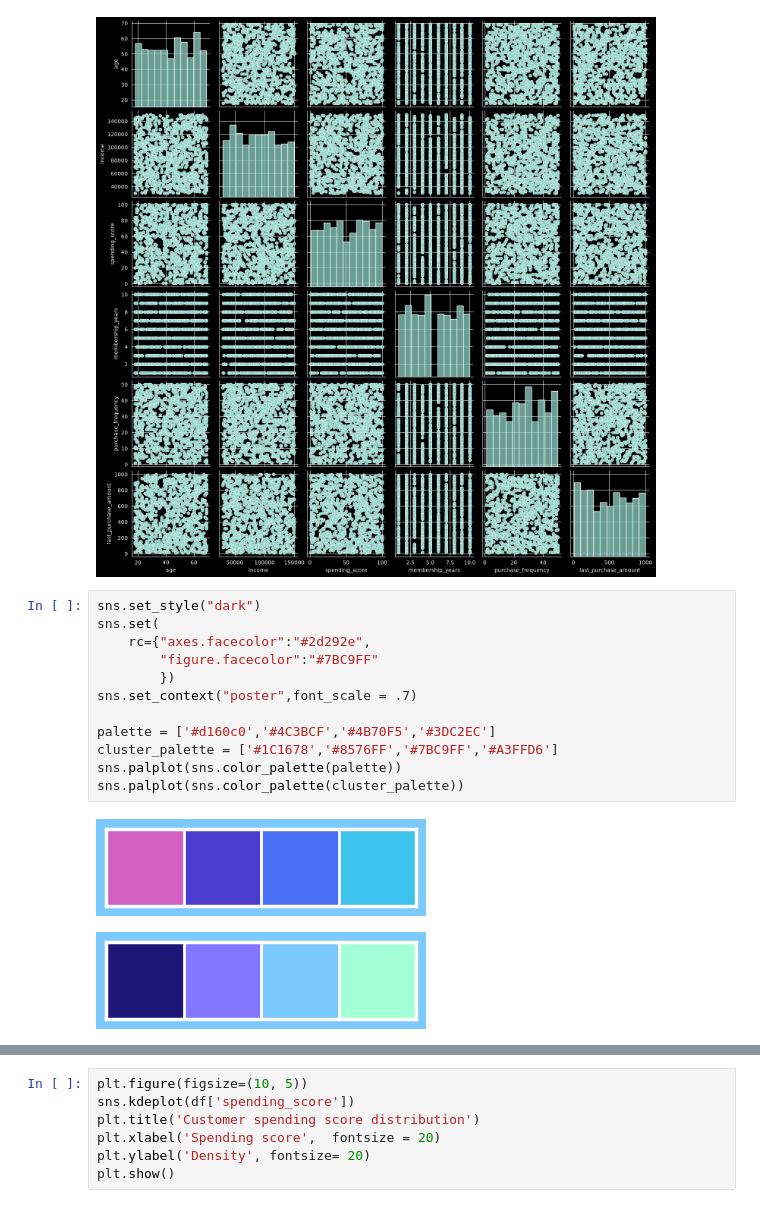
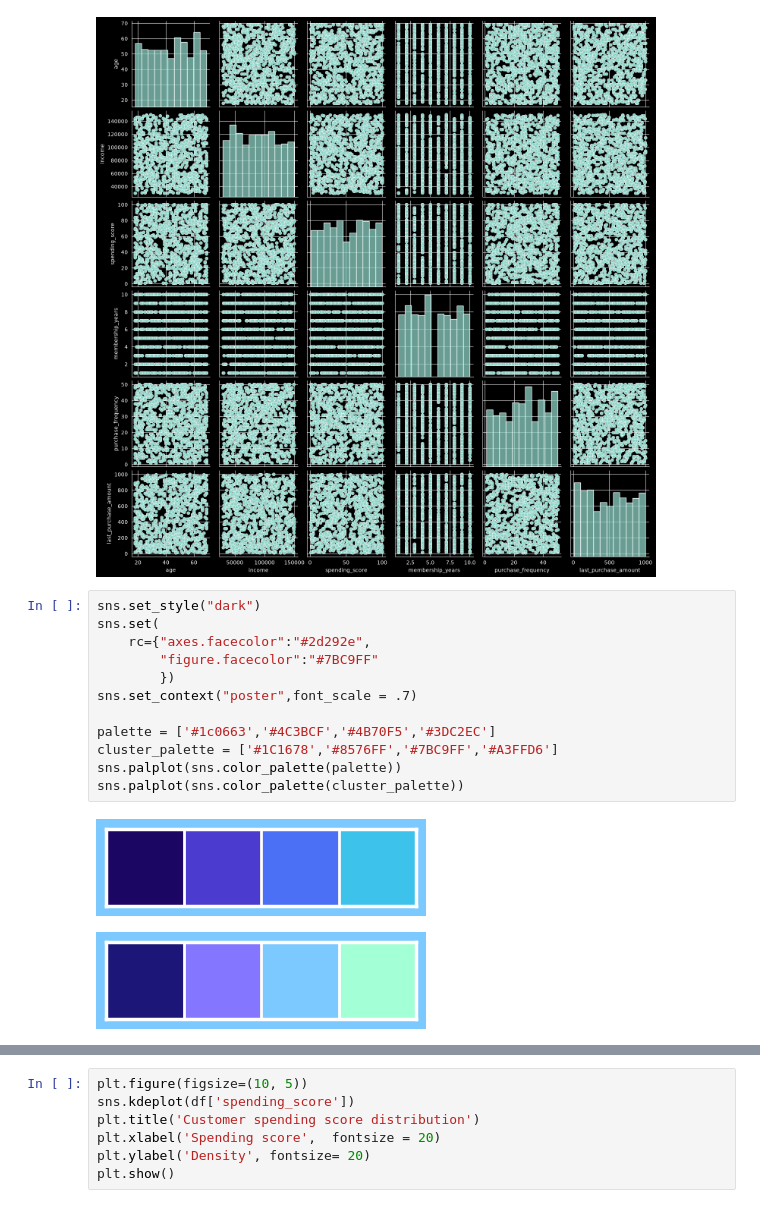
Before and after one commit to rzadrzi/customer-segmentation, a Jupyter notebook: customer_segmentation.ipynb, the cells around one changed output, grey strips where cells are left out. Saved outputs shown, nothing was run; the diff lists cells and outputs as text.

```diff
--- a/customer_segmentation.ipynb
+++ b/customer_segmentation.ipynb
@@ -92,17 +97,17 @@ plt.show()
 # %%
 sns.set_style("dark")
 sns.set(
     rc={"axes.facecolor":"#2d292e",
         "figure.facecolor":"#7BC9FF"
         })
 sns.set_context("poster",font_scale = .7)
 
-palette = ['#d160c0','#4C3BCF','#4B70F5','#3DC2EC']
+palette = ['#1c0663','#4C3BCF','#4B70F5','#3DC2EC']
 cluster_palette = ['#1C1678','#8576FF','#7BC9FF','#A3FFD6']
 sns.palplot(sns.color_palette(palette))
 sns.palplot(sns.color_palette(cluster_palette))
 # %% [output]
-[figure, old version]
+[figure, new version]
 [figure]
 # %%
 plt.figure(figsize=(20,10))
```
Also changed, not shown: parts of 11 cells of this notebook.
